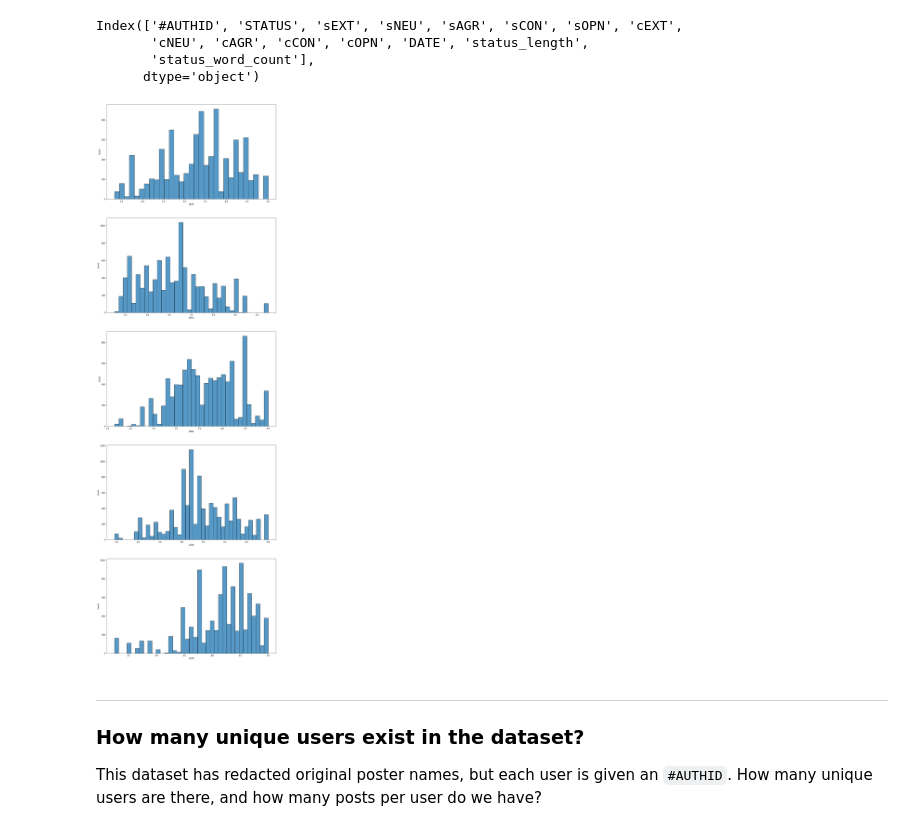
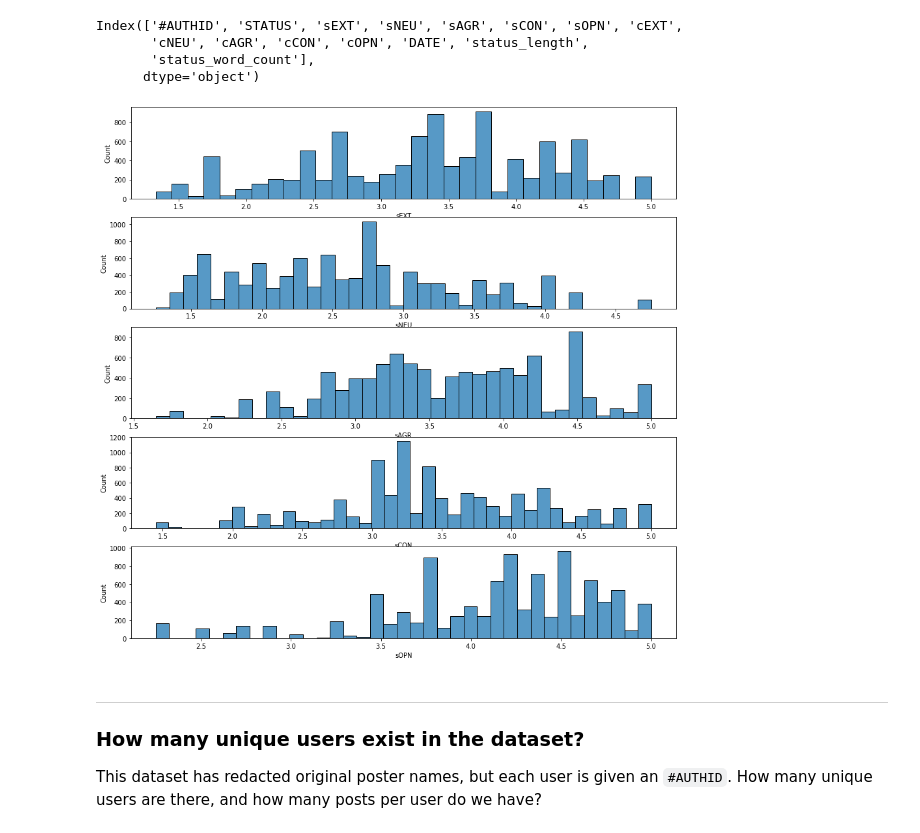
Before and after one commit to msamhz/GA-Lessons, a Jupyter notebook: 5_02-lab-nlp-eda/starter-code.ipynb, the cells around one changed output. Cells and saved outputs as stored; diff of their text form; code cells hidden in the pictures.

```diff
--- a/5_02-lab-nlp-eda/starter-code.ipynb
+++ b/5_02-lab-nlp-eda/starter-code.ipynb
@@ -192,17 +192,17 @@ Index(['#AUTHID', 'STATUS', 'sEXT', 'sNEU', 'sAGR', 'sCON', 'sOPN', 'cEXT',
       dtype='object')
 # %%
 columns = ['sEXT', 'sNEU', 'sAGR', 'sCON', 'sOPN']
-plt.figure(figsize=(15,50))
+plt.figure(figsize=(15,15))
 count=1
 
 for var in columns:
     plt.subplot(5,1,count)
     sns.histplot(x = var,data = df)
     count+=1
 
 plt.show()
 # %% [output]
-[figure, old version]
+[figure, new version]
 # %% [markdown]
 ---
 
```
Also changed, not shown: parts of 14 cells of this notebook, 1 other file.
